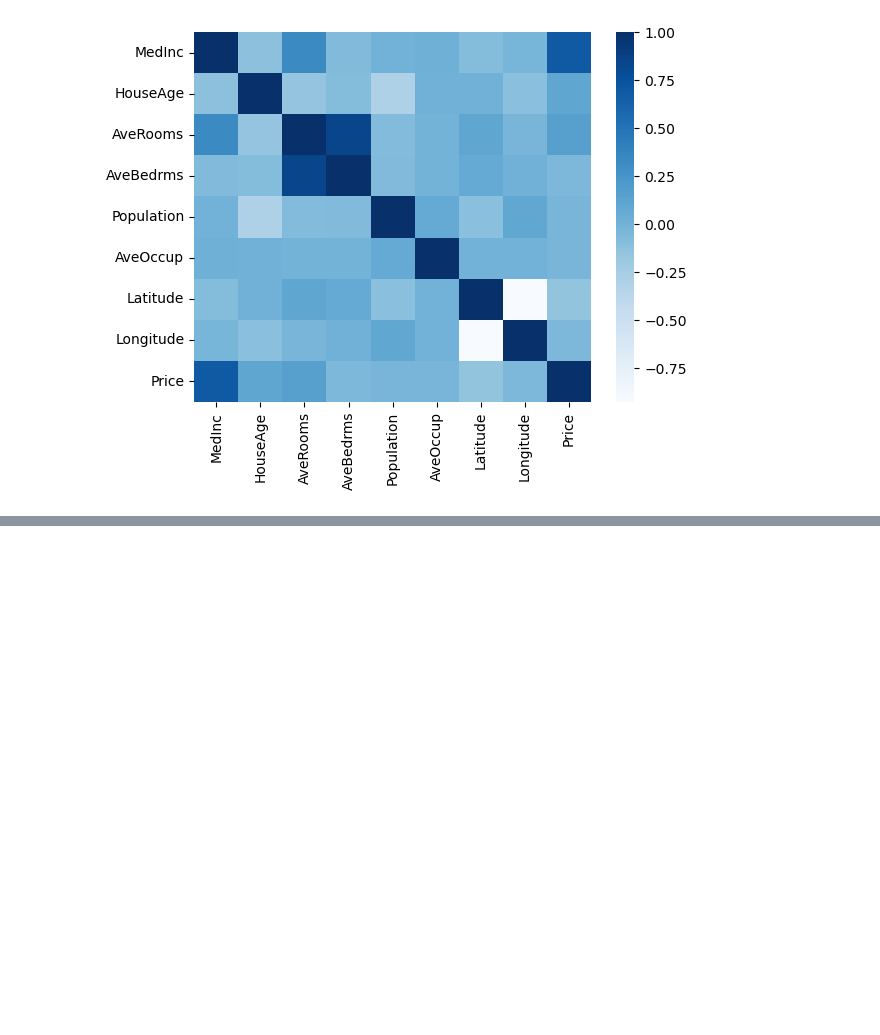
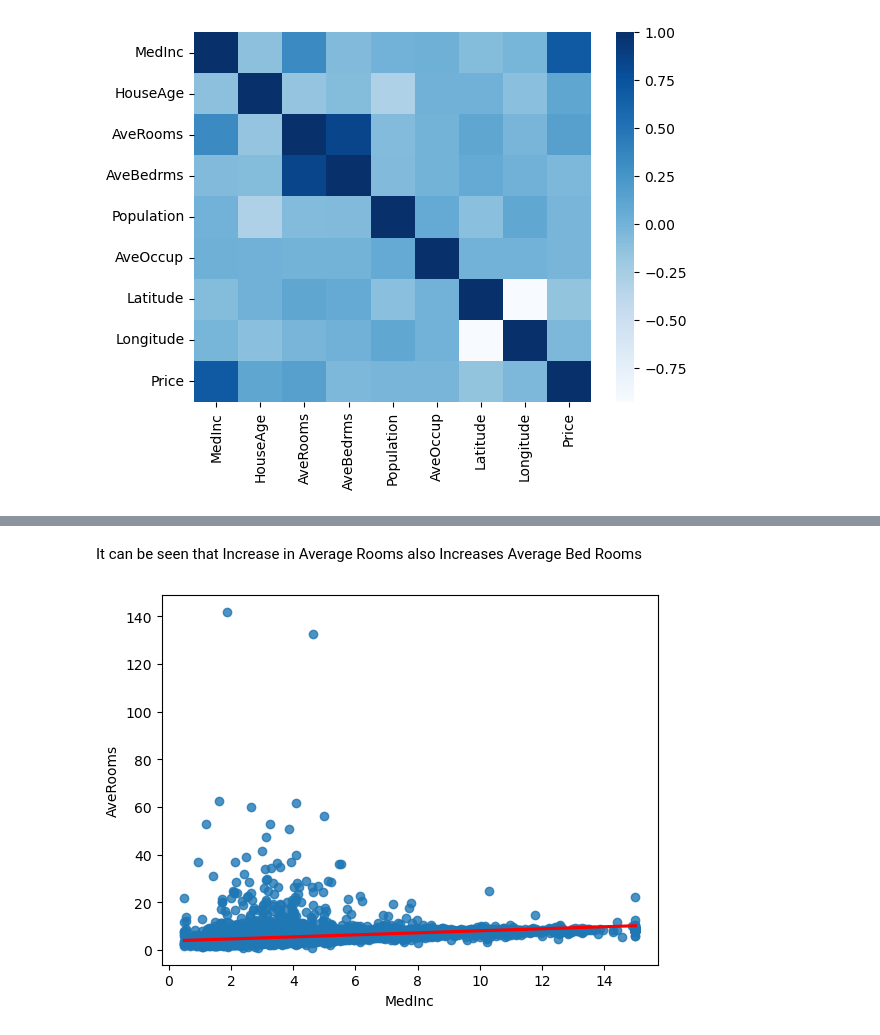
Before and after one commit to Rooneyish/bostonHousePricing, a Jupyter notebook: Linear Regression ML Implementatoin.ipynb, the cells around one changed output, grey strips where cells are left out. Saved outputs shown, nothing was run; the diff lists cells and outputs as text; code cells hidden in the pictures; blank space fills up the shorter version.

```diff
--- a/Linear Regression ML Implementatoin.ipynb
+++ b/Linear Regression ML Implementatoin.ipynb
@@ -183,0 +212,7 @@ sns.pairplot(df)
+# %% [markdown]
+It can be seen that Increase in Average Rooms also Increases Average Bed Rooms
+# %%
+sns.regplot(x="MedInc", y="AveRooms", data=df, line_kws={"color": "red"})
+plt.show()
+# %% [output]
+[figure, added]
```
Also changed, not shown: parts of 31 cells of this notebook, 2 other files.
